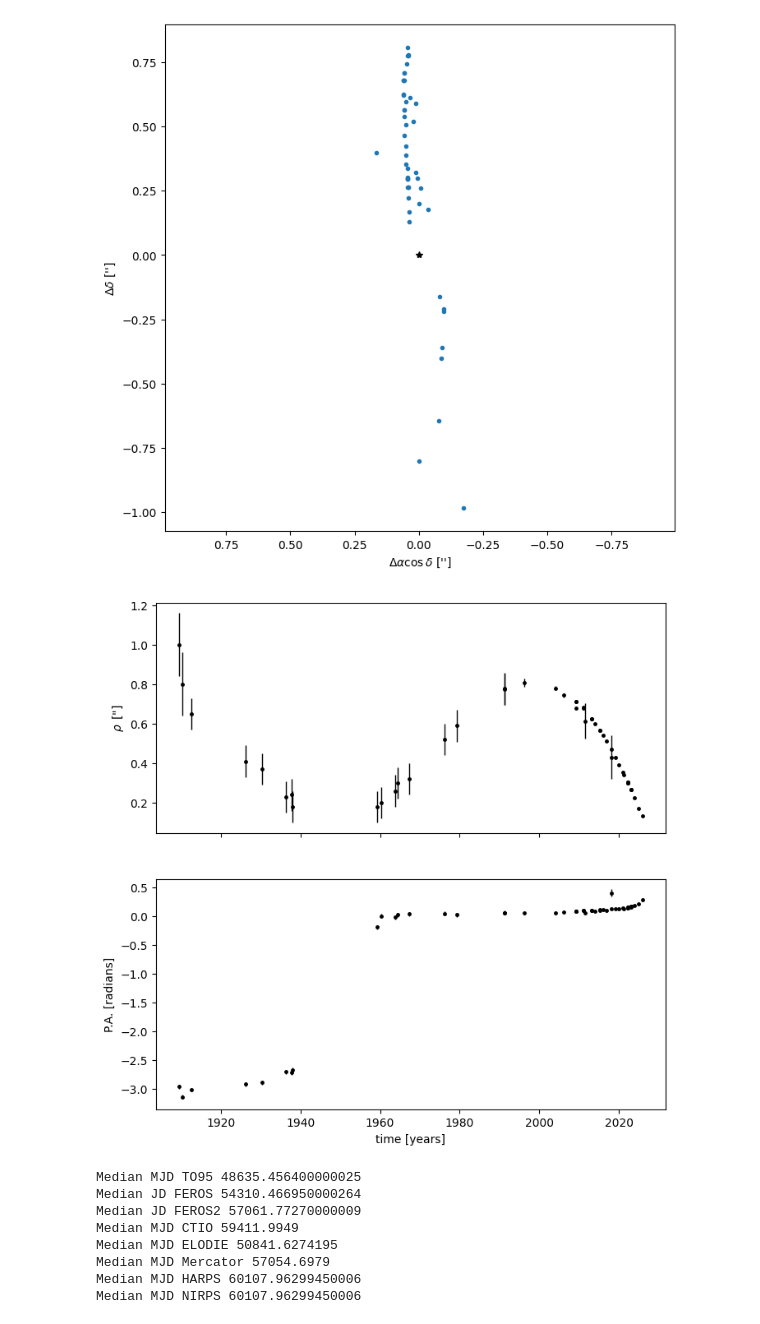
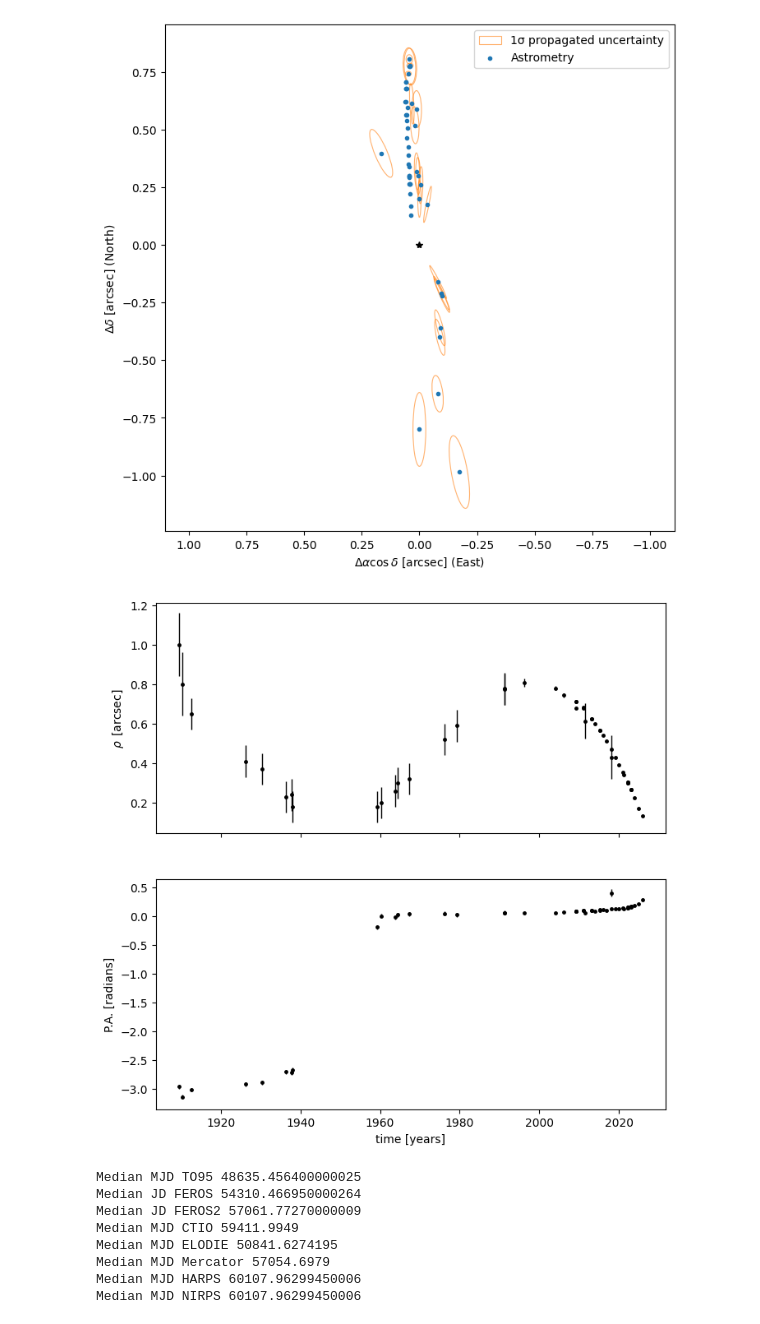
Before and after one commit to szunigaf/HD98800-orbit, a Jupyter notebook: AaAbB/AaAbB_orbit.ipynb, the cells around one changed output. Cells and saved outputs as stored; diff of their text form; code cells hidden in the pictures.

Commit message:
Update and correction in AaAbB orbital fit

```diff
--- a/AaAbB/AaAbB_orbit.ipynb
+++ b/AaAbB/AaAbB_orbit.ipynb
@@ -118,33 +142,64 @@ astroAB_new.to_csv('CSV/astroAaB.csv',index=False)
 # %%
-# Make a plot of the astrometric data on the sky
-# The convention is that North is up and East is left
+from matplotlib.patches import Ellipse
 
-# Plot the orbit
+# Plot sky-plane astrometry with uncertainty ellipses propagated from rho and PA.
+
 fig, ax = plt.subplots(nrows=1, figsize=(8, 8))
 
-xd = rho_data * np.cos(theta_data) # X is north
-yd = rho_data * np.sin(theta_data) # Y is east
+for index, (east_offset, north_offset, east_sigma, north_sigma, xy_cov) in enumerate(
+    zip(y_data, x_data, y_err_data, x_err_data, xy_cov_data)
+):
+    covariance_xy = np.array([
+        [east_sigma**2, xy_cov],
+        [xy_cov, north_sigma**2]
+    ])
+    eigenvalues, eigenvectors = np.linalg.eigh(covariance_xy)
+    eigenvalues = np.maximum(eigenvalues, 0.0)
+    major_axis = np.argsort(eigenvalues)[::-1]
+    major_vector = eigenvectors[:, major_axis[0]]
+    ellipse_angle = np.degrees(np.arctan2(major_vector[1], major_vector[0]))
 
-ax.plot(yd, xd, ".")
-ax.set_ylabel(r"$\Delta \delta$ ['']")
-ax.set_xlabel(r"$\Delta \alpha \cos \delta$ ['']")
+    ax.add_patch(Ellipse(
+        (east_offset, north_offset),
+        width=2 * np.sqrt(eigenvalues[major_axis[0]]),
+        height=2 * np.sqrt(eigenvalues[major_axis[1]]),
+        angle=ellipse_angle,
+        fill=False,
+        edgecolor="C1",
+        linewidth=0.8,
+        alpha=0.6,
+        label="1σ propagated uncertainty" if index == 0 else None
+    ))
+
+# Astrometric data on the sky.
+# exoplanet convention:
+#   X = North
+#   Y = East
+#   PA = angle East of North
+# Matplotlib:
+#   horizontal axis = East
+#   vertical axis   = North
+ax.scatter(y_data, x_data, marker=".", color="C0", label="Astrometry", zorder=3)
+ax.set_ylabel(r"$\Delta \delta$ [arcsec] (North)")
+ax.set_xlabel(r"$\Delta \alpha \cos\delta$ [arcsec] (East)")
 ax.invert_xaxis()
-ax.plot(0,0, "k*")
-#ax.set_xlim(0.2, -0.2)
+ax.plot(0, 0, "k*")
 ax.set_aspect("equal", "datalim")
+ax.legend(loc="best")
 
+# Separation and position angle versus time remain in their measured coordinates.
 fig, ax = plt.subplots(nrows=2, sharex=True, figsize=(8, 8))
 ax[0].errorbar(astrometry_AB['date'], rho_data, yerr=rho_err, fmt=".k", lw=1, ms=5)
-ax[0].set_ylabel(r'$\rho\,$ ["]')
+ax[0].set_ylabel(r'$\rho\,$ [arcsec]')
 
 ax[1].errorbar(astrometry_AB['date'], theta_data, yerr=theta_err, fmt=".k", lw=1, ms=5)
 ax[1].set_ylabel(r"P.A. [radians]")
 _ = ax[1].set_xlabel("time [years]")
 
 plt.show()
 # %% [output]
-[figure, old version]
+[figure, new version]
-[figure, old version]
+[figure, new version]
 # %%
 # Read Torres et al. 1995 RV data
 RV_Aa = pd.read_csv('RV_Aa.csv')
```
Also changed, not shown: parts of 9 cells of this notebook, 7 other files.
